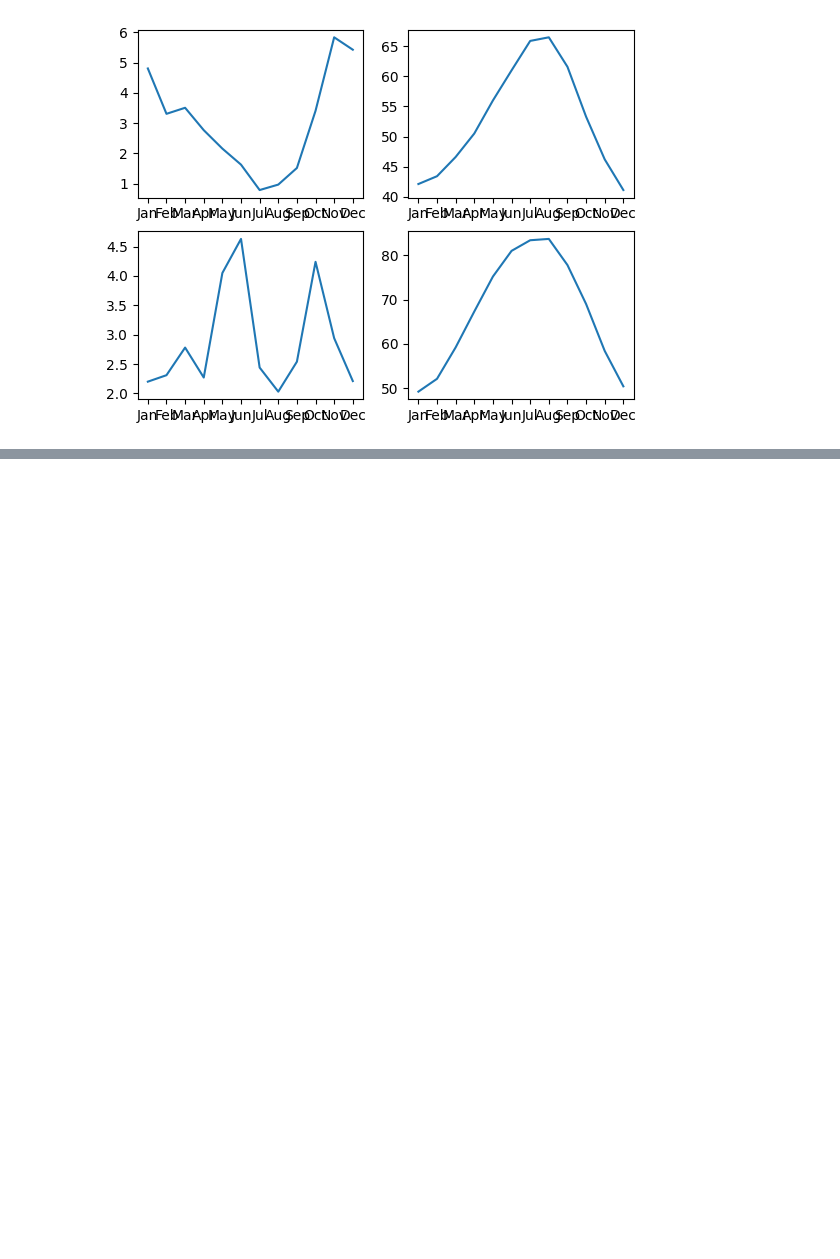
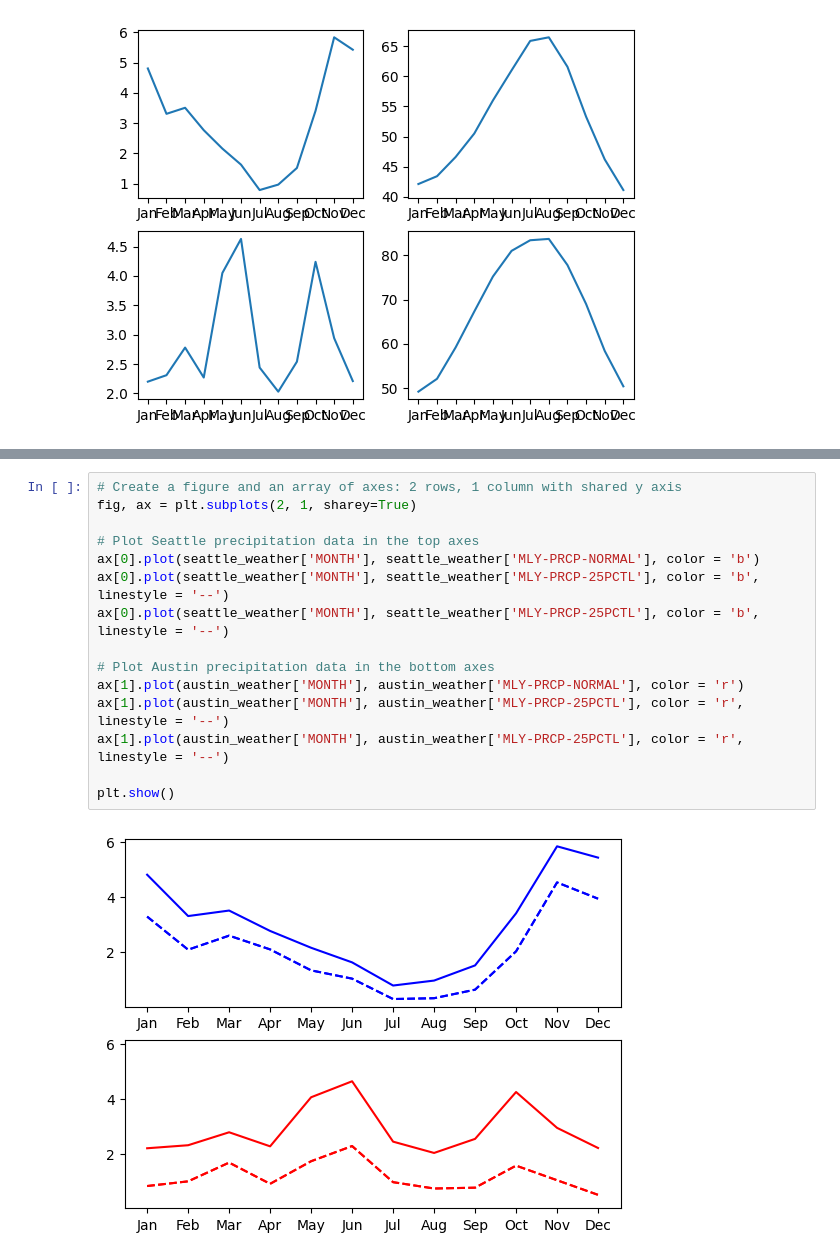
Before and after one commit to yazanhannun/Introduction-to-Data-Visualizations-in-Matplotlib, a Jupyter notebook: 1_Introduction to Matplotlib.ipynb, the cells around one changed output, grey strips where cells are left out. Drawn from its saved outputs; the diff is of its cells as text; blank space fills up the shorter version.

Commit message:
Small Multiples/Small multiples with shared y axis

```diff
--- a/1_Introduction to Matplotlib.ipynb
+++ b/1_Introduction to Matplotlib.ipynb
@@ -103,0 +110,17 @@ plt.show()
+# %%
+# Create a figure and an array of axes: 2 rows, 1 column with shared y axis
+fig, ax = plt.subplots(2, 1, sharey=True)
+
+# Plot Seattle precipitation data in the top axes
+ax[0].plot(seattle_weather['MONTH'], seattle_weather['MLY-PRCP-NORMAL'], color = 'b')
+ax[0].plot(seattle_weather['MONTH'], seattle_weather['MLY-PRCP-25PCTL'], color = 'b', linestyle = '--')
+ax[0].plot(seattle_weather['MONTH'], seattle_weather['MLY-PRCP-25PCTL'], color = 'b', linestyle = '--')
+
+# Plot Austin precipitation data in the bottom axes
+ax[1].plot(austin_weather['MONTH'], austin_weather['MLY-PRCP-NORMAL'], color = 'r')
+ax[1].plot(austin_weather['MONTH'], austin_weather['MLY-PRCP-25PCTL'], color = 'r', linestyle = '--')
+ax[1].plot(austin_weather['MONTH'], austin_weather['MLY-PRCP-25PCTL'], color = 'r', linestyle = '--')
+
+plt.show()
+# %% [output]
+[figure, added]
```
Also changed, not shown: parts of 1 cell of this notebook.
